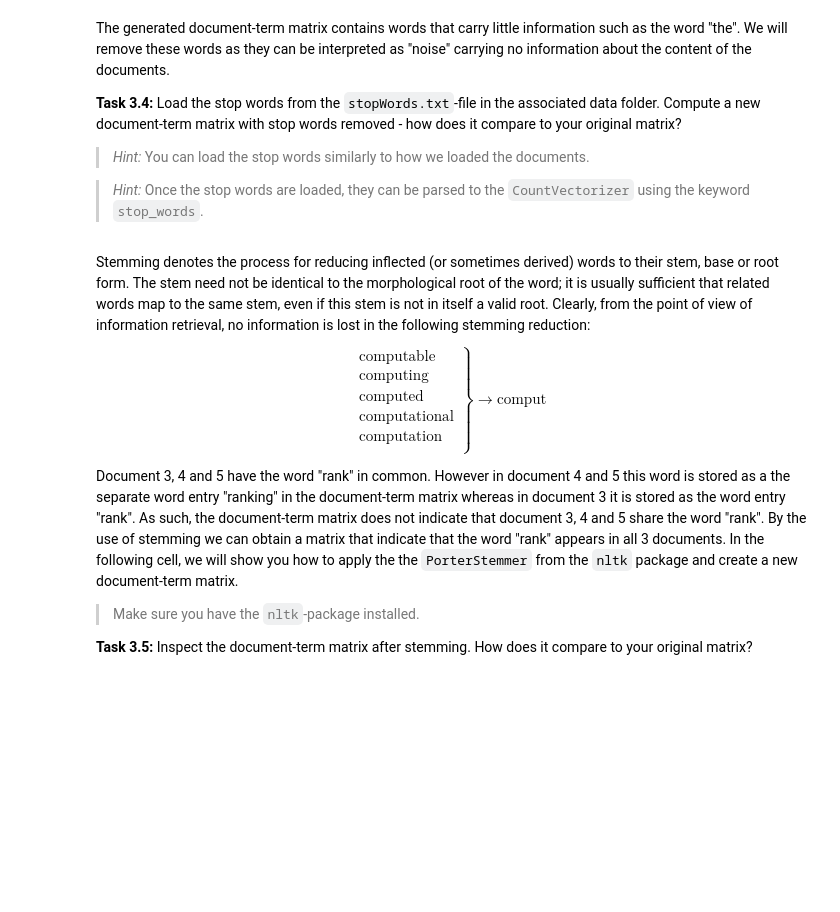
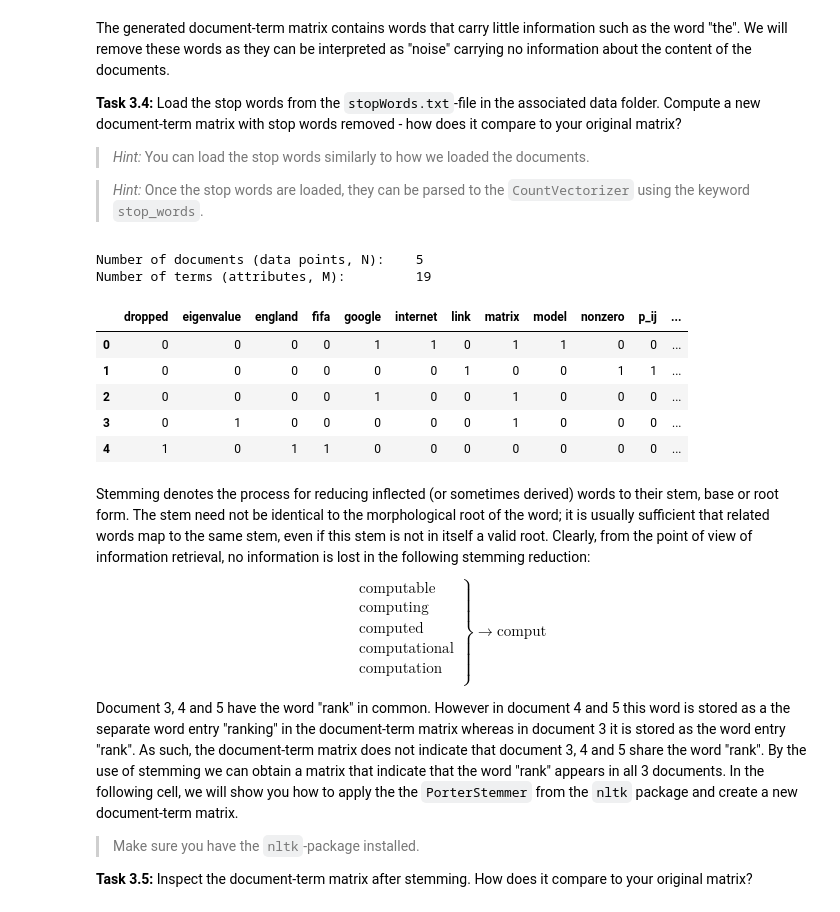
Before and after one commit to NicolaiNielsen/02452exercises, a Jupyter notebook: week1/exercise1.ipynb, the cells around one changed output. Drawn from its saved outputs; the diff is of its cells as text; code cells hidden in the pictures; blank space fills up the shorter version.

```diff
--- a/week1/exercise1.ipynb
+++ b/week1/exercise1.ipynb
@@ -677,8 +687,9 @@ Corpus (5 documents/sentences):
 # that you should understand it the regexp.
 vectorizer = CountVectorizer(token_pattern=r"\b[^\d\W]+\b")
 
-# YOUR CODE HERE
-raise NotImplementedError()
+vectorizer.fit(corpus)
+terms = vectorizer.get_feature_names_out()
+X = vectorizer.transform(corpus).toarray()
 
 # Check the shape of the document-term matrix
 N, M = X.shape
@@ -708,18 +733,35 @@ matrix?
 
 > *Hint:* Once the stop words are loaded, they can be parsed to the `CountVectorizer` using the keyword `stop_words`.
 # %%
-# YOUR CODE HERE
-raise NotImplementedError()
+with open('data/BoW/stopWords.txt', 'r') as f:
+    raw_file = f.read()
+
+stopwords = raw_file.split('\n')
+
+vectorizer = CountVectorizer(token_pattern=r"\b[^\d\W]+\b", stop_words=stopwords)
+
+vectorizer.fit(corpus)
+terms = vectorizer.get_feature_names_out()
+X = vectorizer.transform(corpus).toarray()
 
 # Check the shape of the document-term matrix
 N, M = X.shape
 assert N == 5, "There should be 5 documents in the corpus."
 assert M == 19, "There should be 19 terms in the document-term matrix."
 print("Number of documents (data points, N):\t %i" % N)
 print("Number of terms (attributes, M):\t %i" % M)
 
 # Show the document-term matrix as a Pandas dataframe for better overview
 pd.DataFrame(X, columns=terms)
+# %% [output]
+Number of documents (data points, N):    5
+Number of terms (attributes, M):         19
+|  | dropped | eigenvalue | england | fifa | google | internet | link | matrix | model | nonzero | p_ij | ... |
+| 0 | 0 | 0 | 0 | 0 | 1 | 1 | 0 | 1 | 1 | 0 | 0 | ... |
+| 1 | 0 | 0 | 0 | 0 | 0 | 0 | 1 | 0 | 0 | 1 | 1 | ... |
+| 2 | 0 | 0 | 0 | 0 | 1 | 0 | 0 | 1 | 0 | 0 | 0 | ... |
+| 3 | 0 | 1 | 0 | 0 | 0 | 0 | 0 | 1 | 0 | 0 | 0 | ... |
+| 4 | 1 | 0 | 1 | 1 | 0 | 0 | 0 | 0 | 0 | 0 | 0 | ... |
 # %% [markdown]
 Stemming denotes the process for reducing inflected (or sometimes derived) words to their stem, base or root form. The stem need not be identical to the morphological root of the word; it is usually sufficient that related words map to the same stem, even if this stem is not in itself a valid root. Clearly, from the point of view of information retrieval, no information is lost in the following stemming reduction:
 $$
```
Also changed, not shown: parts of 4 cells of this notebook.
